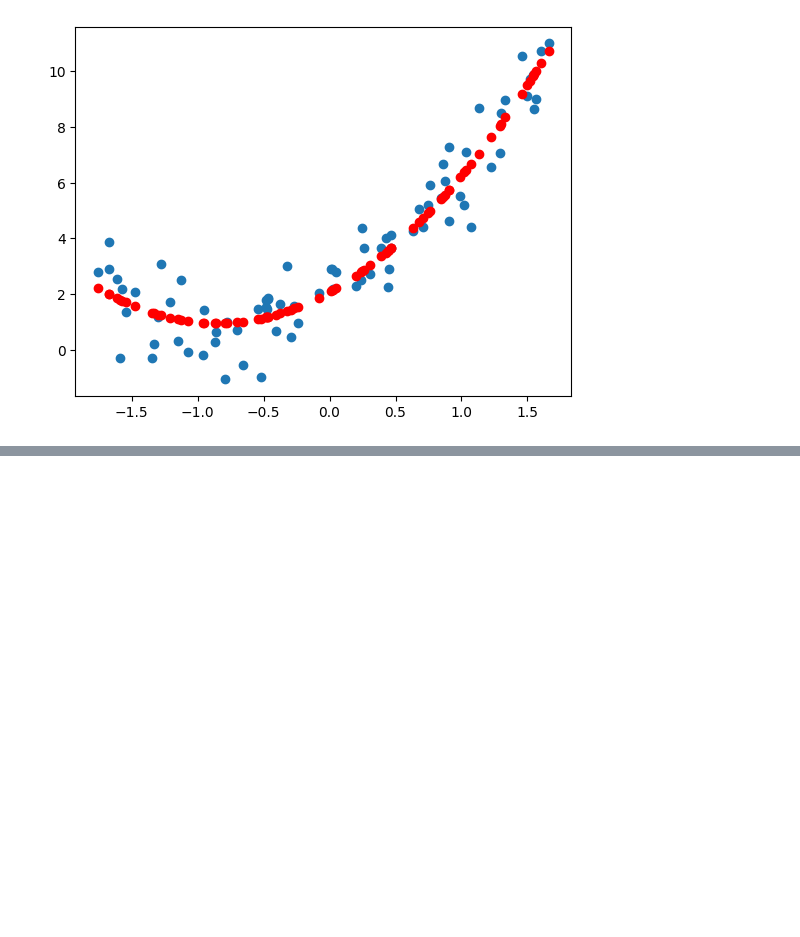
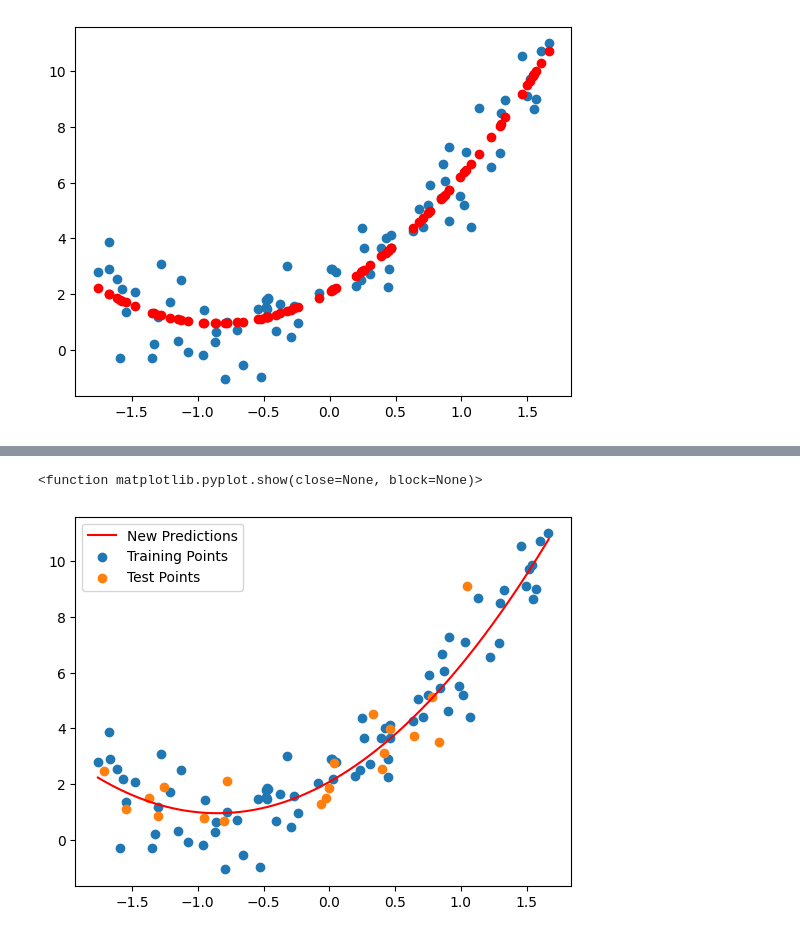
Before and after one commit to byydev/TakeNotes, a Jupyter notebook: PolynomialRegression.ipynb, the cells around one changed output, grey strips where cells are left out. Saved outputs shown, nothing was run; the diff lists cells and outputs as text; code cells hidden in the pictures; blank space fills up the shorter version.

Commit message:
Kaggle Notebook | PolynomialRegression | Version 2

```diff
--- a/PolynomialRegression.ipynb
+++ b/PolynomialRegression.ipynb
@@ -200,3 +201,6 @@ plt.show()
 [figure]
 # %%
 #New Data
+# %%
+new_df = pd.read_csv("/kaggle/input/exercise-1/3-newdatas.csv")
+new_df
@@ -202,0 +221,3 @@ plt.show()
+# %%
+new_df.rename(columns={"0":"Customer Satisfaction"},inplace=True)
+new_df
@@ -202,0 +238,3 @@ plt.show()
+# %%
+X_new=new_df[["Customer Satisfaction"]]
+X_new
@@ -202,0 +255,13 @@ plt.show()
+# %%
+X_new = scaler.transform(X_new)
+X_new_poly = poly.transform(X_new)
+y_new = regression.predict(X_new_poly)
+# %%
+plt.plot(X_new,y_new, "r",label="New Predictions")
+plt.scatter(X_train,y_train,label="Training Points")
+plt.scatter(X_test,y_test,label="Test Points")
+plt.legend()
+plt.show
+# %% [output]
+<function matplotlib.pyplot.show(close=None, block=None)>
+[figure, added]
```
Also changed, not shown: parts of 6 cells of this notebook.
